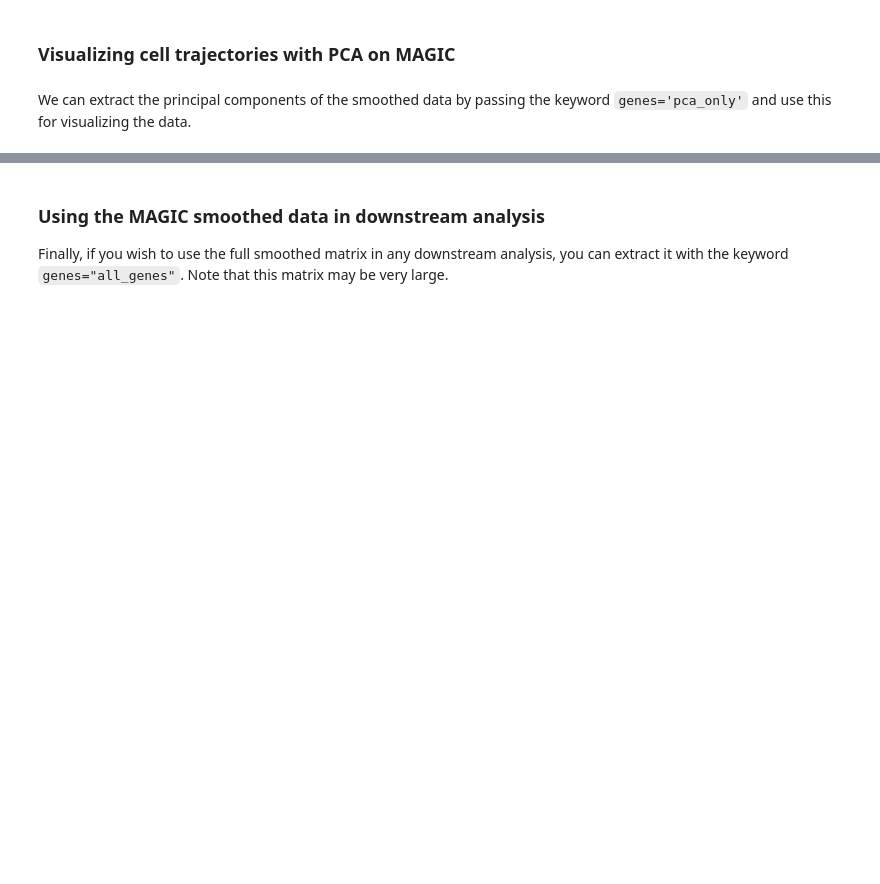
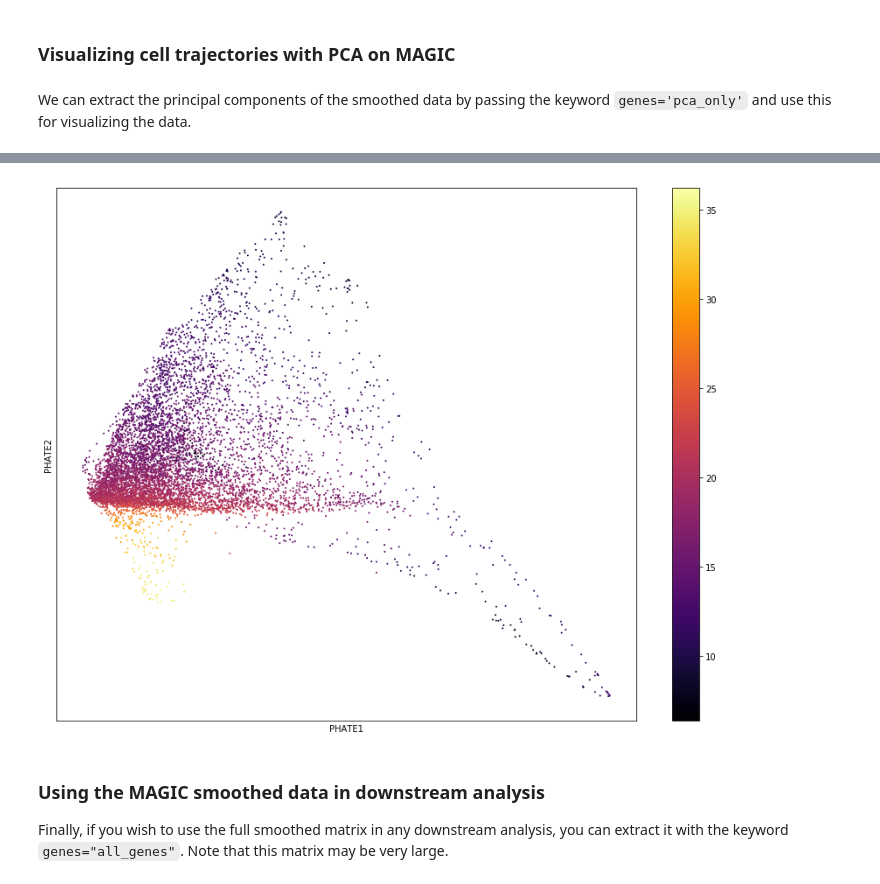
Before and after one commit to KrishnaswamyLab/MAGIC, a Jupyter notebook: python/tutorial_notebooks/emt_tutorial.ipynb, the cells around one changed output, grey strips where cells are left out. Drawn from its saved outputs; the diff is of its cells as text; code cells hidden in the pictures; blank space fills up the shorter version.

```diff
--- a/python/tutorial_notebooks/emt_tutorial.ipynb
+++ b/python/tutorial_notebooks/emt_tutorial.ipynb
@@ -302,0 +325,2 @@ plt.show()
+# %%
+data_phate = phate.PHATE(k=15, a=15).fit_transform(emt_data)
@@ -303,3 +345,7 @@ plt.show()
+# %%
+phate.plot.scatter2d(data_phate, c=emt_magic['VIM'].values, figsize=(12,9))
+# %% [output]
+[figure, added]
 # %% [markdown]
 ### Using the MAGIC smoothed data in downstream analysis
 <a id="postprocess"></a>
```
Also changed, not shown: parts of 13 cells of this notebook, 1 other file.
